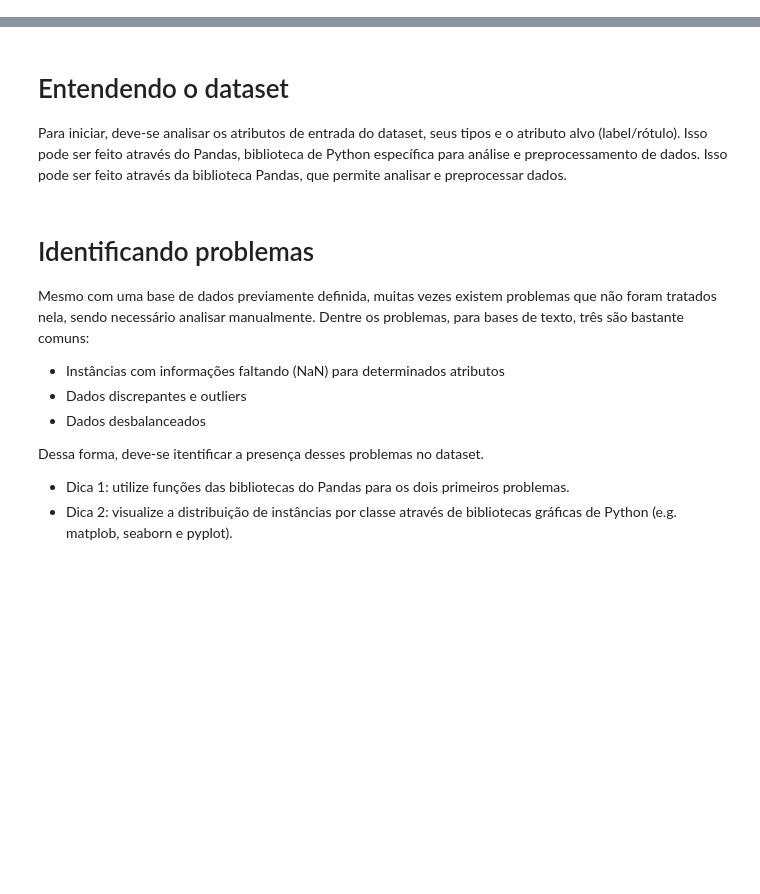
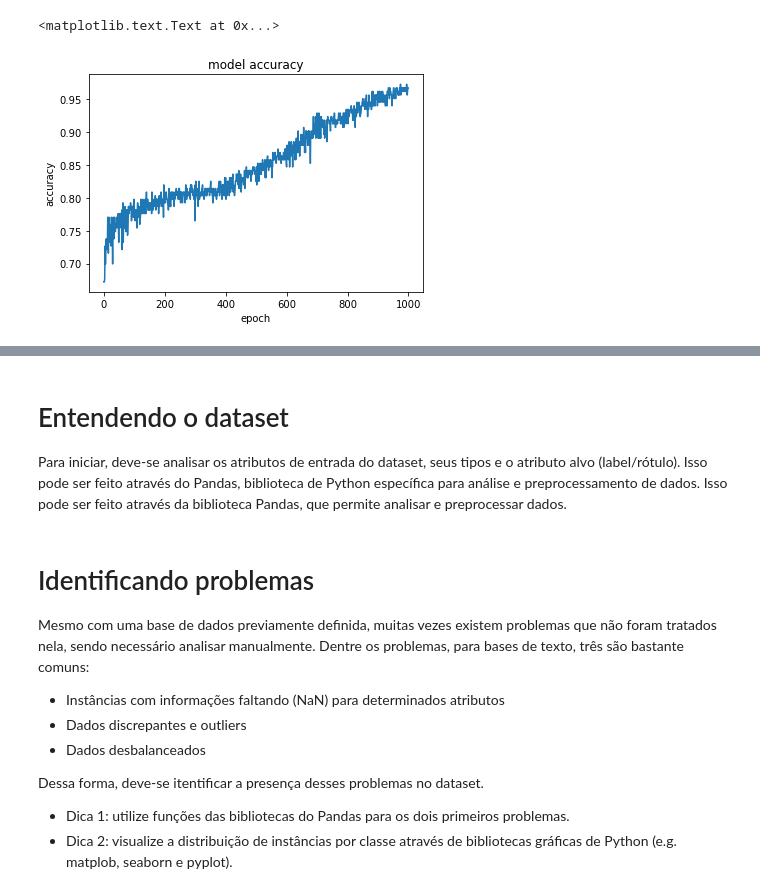
Before and after one commit to alvesmarcos/deep-learning, a Jupyter notebook: CI1107219/Manipulando dados/Manipulando Dados.ipynb, the cells around one changed output, grey strips where cells are left out. Cells and saved outputs as stored; diff of their text form; code cells hidden in the pictures; blank space fills up the shorter version.

Commit message:
Adiciona treinamento titanic

```diff
--- a/CI1107219/Manipulando dados/Manipulando Dados.ipynb
+++ b/CI1107219/Manipulando dados/Manipulando Dados.ipynb
@@ -83,0 +69,3 @@ See the caveats in the documentation: http://pandas.pydata.org/pandas-docs/stabl
+# %%
+data_test = pd.read_excel('dataset/titanic3.xls')
+data_test_x, data_test_y = data_test_titanic_processing(data_test)
@@ -83,0 +91,3 @@ See the caveats in the documentation: http://pandas.pydata.org/pandas-docs/stabl
+# %%
+data = pd.read_csv('dataset/train.csv')
+data_x, data_y = data_titanic_processing(data)
@@ -83,0 +116,3 @@ See the caveats in the documentation: http://pandas.pydata.org/pandas-docs/stabl
+# %%
+data_y_oh, data_test_y_oh = to_categorical(data_y, 2), to_categorical(data_test_y, 2)
+data_test_x.shape
@@ -83,0 +121,11 @@ See the caveats in the documentation: http://pandas.pydata.org/pandas-docs/stabl
+# %%
+D_in, D_out = data_train_x.shape[1], data_train_x.shape[0]
+model = Sequential()
+model.add(Dense(units=D_in, activation='linear', input_shape=(data_x.shape[1],)))
+model.add(Dense(units=30, activation='tanh'))
+model.add(Dense(units=30, activation='tanh'))
+model.add(Dense(units=20, activation='tanh'))
+model.add(Dense(units=2, activation='softmax'))
+model.compile(optimizer='adam', loss='categorical_crossentropy',  metrics=['accuracy'])
+print(model.summary())
+history = model.fit(x=data_x, y=data_y_oh, epochs=1000, verbose=1, validation_data=(data_test_x, data_test_y_oh))
@@ -83,0 +150,8 @@ See the caveats in the documentation: http://pandas.pydata.org/pandas-docs/stabl
+# %%
+plt.plot(history.history['acc'])
+plt.title('model accuracy')
+plt.ylabel('accuracy')
+plt.xlabel('epoch')
+# %% [output]
+<matplotlib.text.Text at 0x...>
+[figure, added]
```
Also changed, not shown: parts of 13 cells of this notebook, 1 other file.
